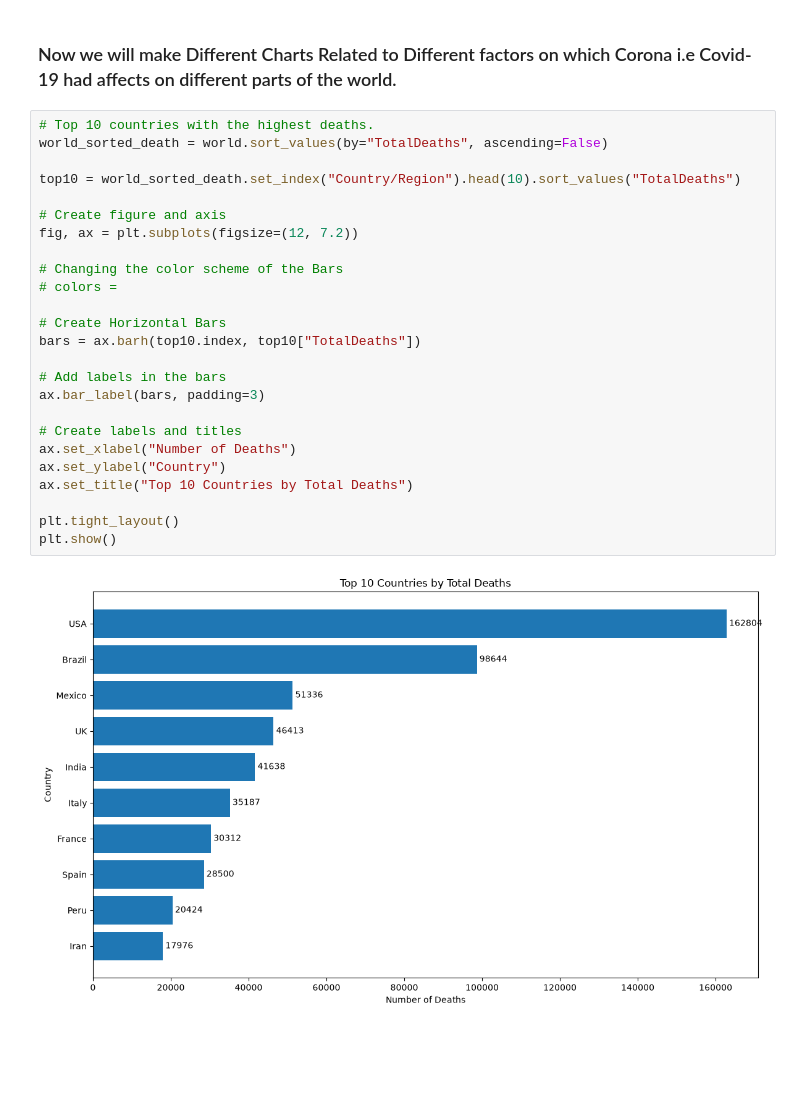
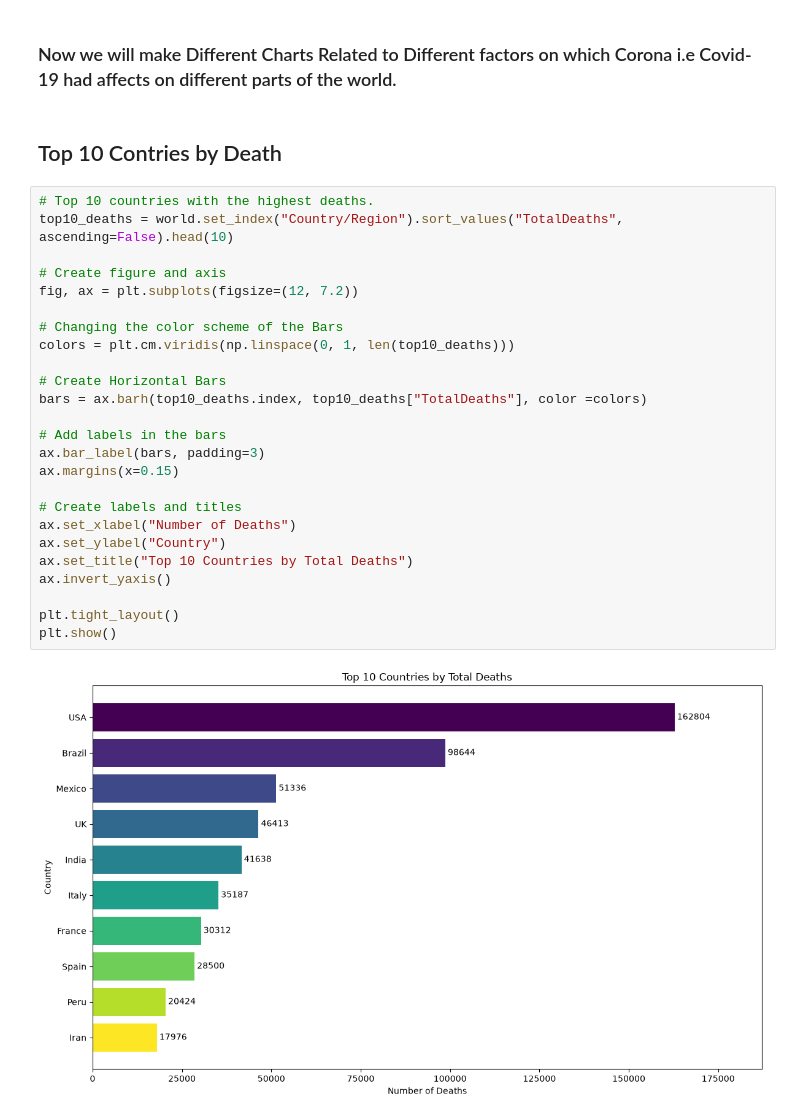
Before and after one commit to Sachin-840480/covid-19-analysis, a Jupyter notebook: covid.ipynb, the cells around one changed output. Drawn from its saved outputs; the diff is of its cells as text; blank space fills up the shorter version.

Commit message:
Added another figure for the top10 cases according to country

```diff
--- a/covid.ipynb
+++ b/covid.ipynb
@@ -121,30 +121,32 @@ world
 # EDA (Exploratory Data Analysis)
 # %% [markdown]
 ### Now we will make Different Charts Related to Different factors on which Corona i.e Covid-19 had affects on different parts of the world.
+# %% [markdown]
+## Top 10 Contries by Death
 # %%
 # Top 10 countries with the highest deaths.
-world_sorted_death = world.sort_values(by="TotalDeaths", ascending=False)
-
-top10 = world_sorted_death.set_index("Country/Region").head(10).sort_values("TotalDeaths")
+top10_deaths = world.set_index("Country/Region").sort_values("TotalDeaths", ascending=False).head(10)
 
 # Create figure and axis
 fig, ax = plt.subplots(figsize=(12, 7.2))
 
 # Changing the color scheme of the Bars
-# colors =
+colors = plt.cm.viridis(np.linspace(0, 1, len(top10_deaths)))
 
 # Create Horizontal Bars
-bars = ax.barh(top10.index, top10["TotalDeaths"])
+bars = ax.barh(top10_deaths.index, top10_deaths["TotalDeaths"], color =colors)
 
 # Add labels in the bars
 ax.bar_label(bars, padding=3)
+ax.margins(x=0.15)
 
 # Create labels and titles
 ax.set_xlabel("Number of Deaths")
 ax.set_ylabel("Country")
 ax.set_title("Top 10 Countries by Total Deaths")
+ax.invert_yaxis()
 
 plt.tight_layout()
 plt.show()
 # %% [output]
-[figure, old version]
+[figure, new version]
```
Also changed, not shown: parts of 2 cells of this notebook.
